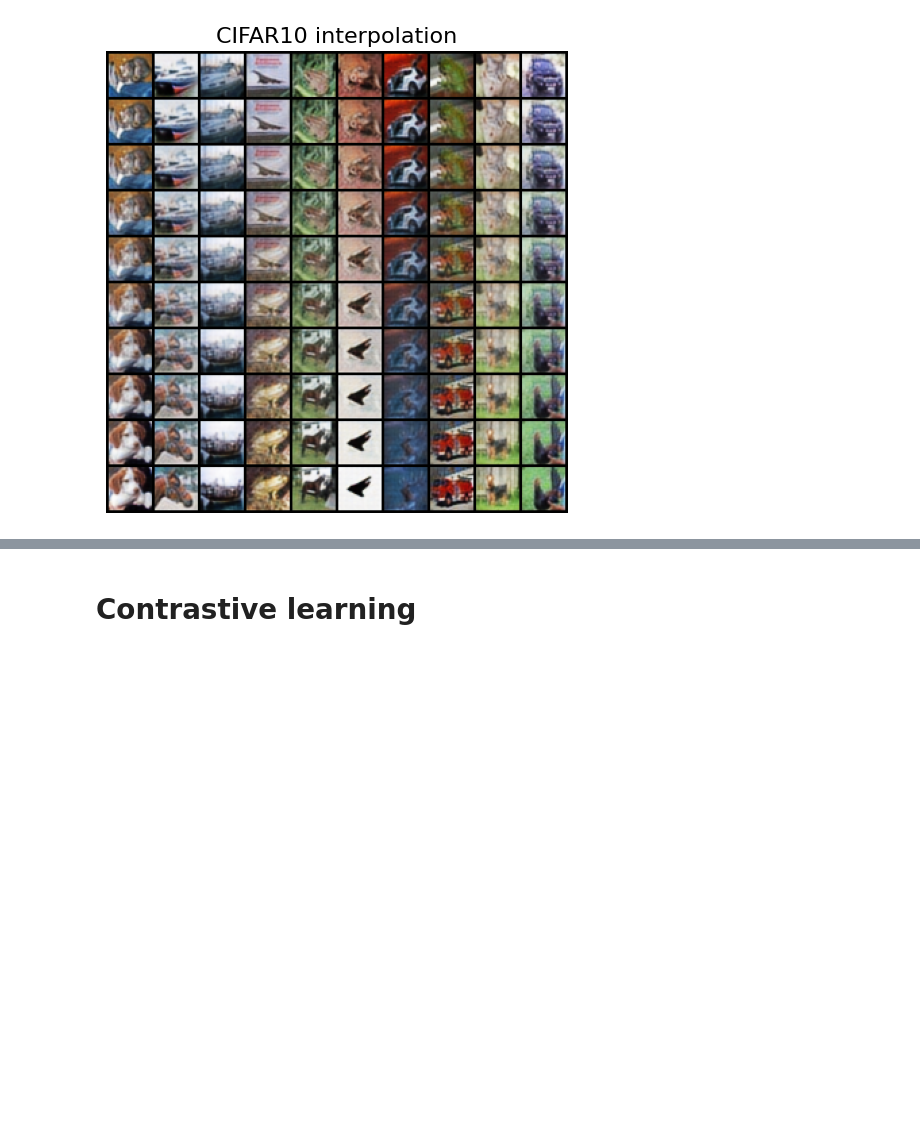
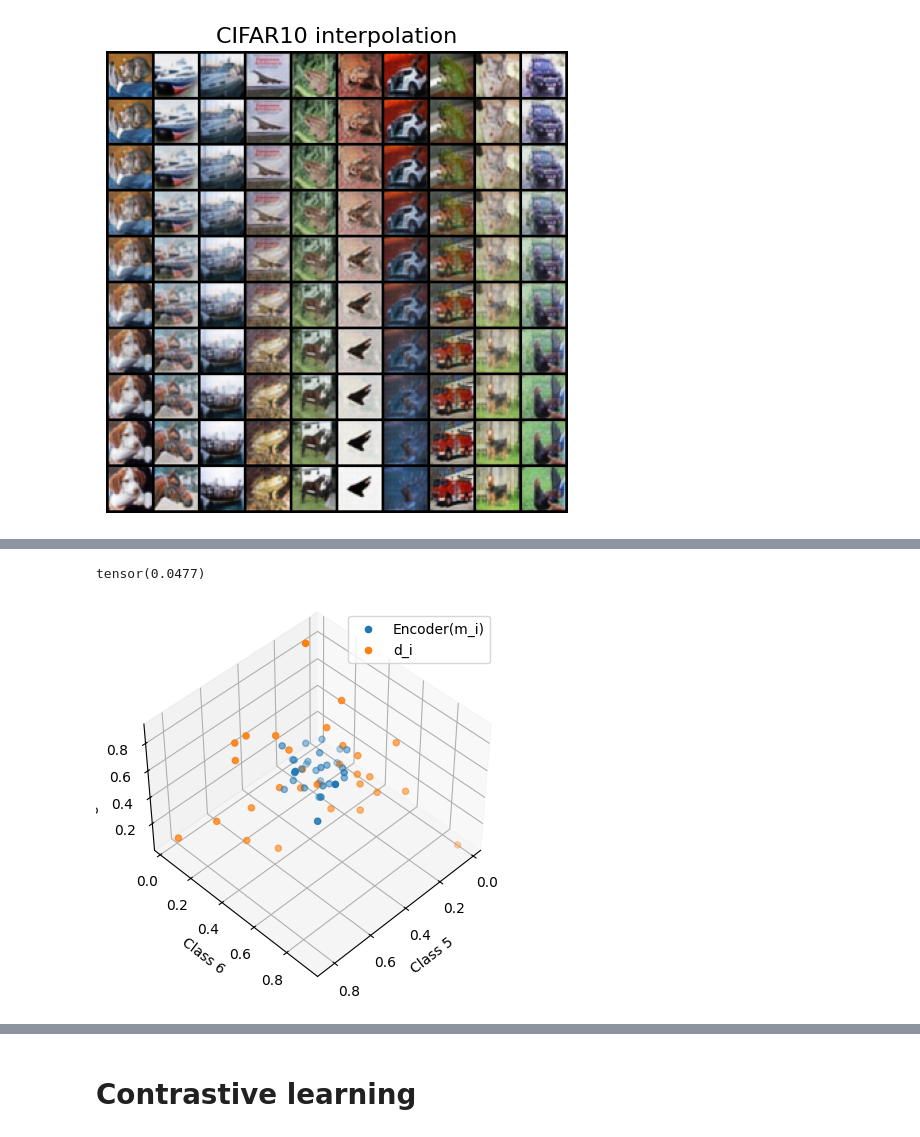
Before and after one commit to intsystems/Vector-space-of-generative-models, a Jupyter notebook: code/Autoencoder.ipynb, the cells around one changed output, grey strips where cells are left out. Drawn from its saved outputs; the diff is of its cells as text; code cells hidden in the pictures; blank space fills up the shorter version.

```diff
--- a/code/Autoencoder.ipynb
+++ b/code/Autoencoder.ipynb
@@ -291,0 +545,5 @@ show_samples(interps, 'CIFAR10 interpolation')
+# %%
+epochs = 10
+
+encoder = Encoder(256, 64, 3).to("cuda")
+encoder = train_encoder(encoder, train_loader, epochs)
@@ -291,0 +561,44 @@ show_samples(interps, 'CIFAR10 interpolation')
+# %%
+encoder.eval()
+outputs = []
+labels = []
+
+with torch.no_grad():
+    for i, (batch, label) in enumerate(test_loader):
+        output = encoder(batch.to("cuda"))
+        outputs.append(output)
+        labels.append(label)
+
+outputs = torch.cat(outputs, dim=0)
+labels = torch.cat(labels, dim=0)
+# %%
+outputs = outputs.cpu()
+# %%
+((outputs - labels) ** 2).mean()
+# %% [output]
+tensor(0.0477)
+# %%
+import numpy as np
+import matplotlib.pyplot as plt
+from mpl_toolkits.mplot3d import Axes3D
+
+# Создание фигуры и осей для 3D графика
+fig = plt.figure()
+ax = fig.add_subplot(111, projection='3d')
+
+# Построение точек
+ax.scatter(outputs[:, 0], outputs[:, 1], outputs[:, 2], label="Encoder(m_i)")
+ax.scatter(labels[:, 0], labels[:, 1], labels[:, 2], label="d_i")
+
+# Настройка меток осей
+ax.set_xlabel('Class 5')
+ax.set_ylabel('Class 6')
+ax.set_zlabel('Class 8')
+
+ax.view_init(elev=45, azim=45)
+
+# Отображение графика
+plt.legend()
+plt.show()
+# %% [output]
+[figure, added]
```
Also changed, not shown: parts of 24 cells of this notebook.
